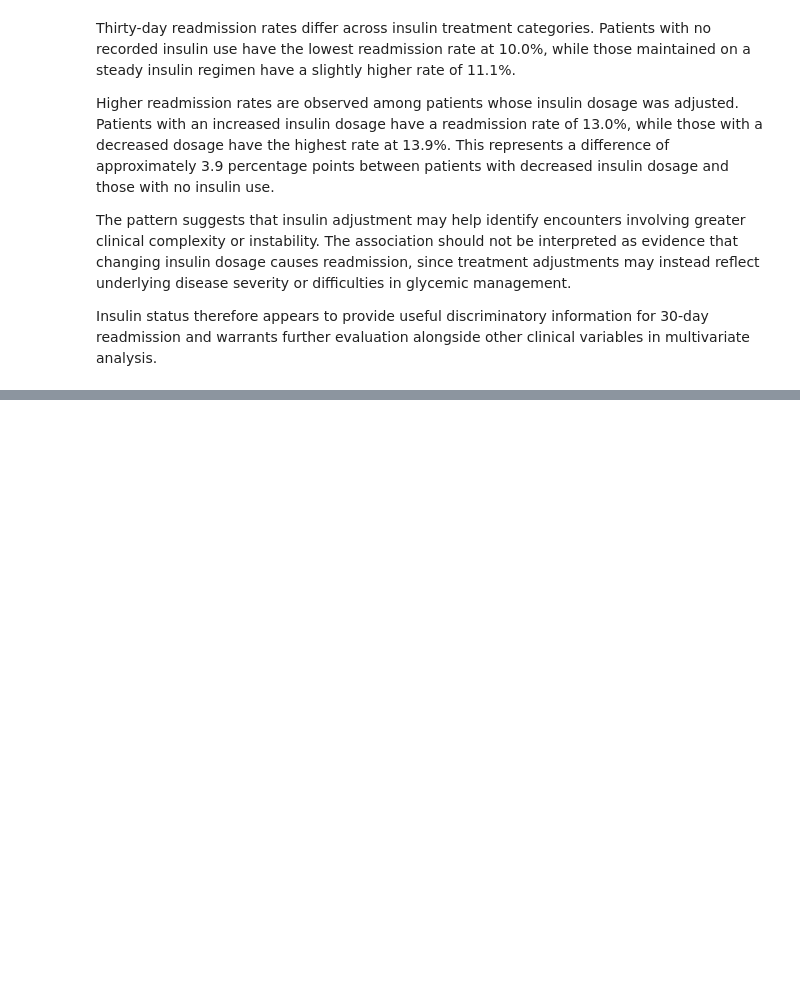
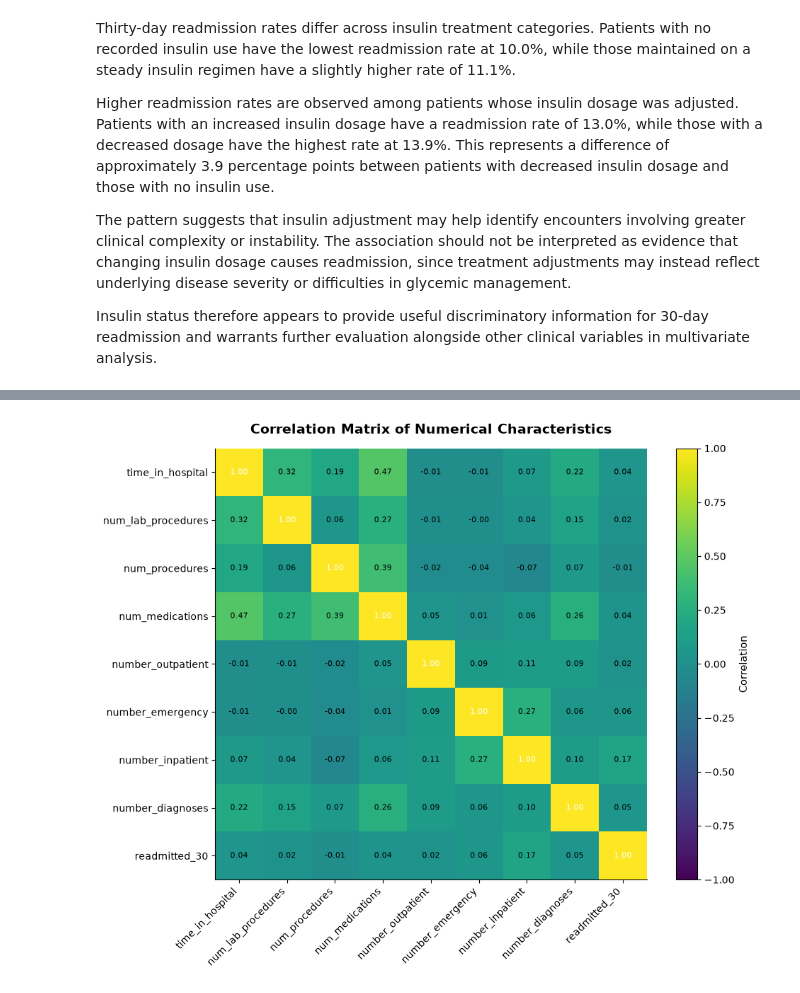
Before and after one commit to byegond-beep/hospital-readmission-resource-allocation-analytics, a Jupyter notebook: notebooks/03_exploratory_data_analysis.ipynb, the cells around one changed output, grey strips where cells are left out. Drawn from its saved outputs; the diff is of its cells as text; code cells hidden in the pictures; blank space fills up the shorter version.

Commit message:
multivariate analysis and EDA summary

```diff
--- a/notebooks/03_exploratory_data_analysis.ipynb
+++ b/notebooks/03_exploratory_data_analysis.ipynb
@@ -1001,0 +1012,48 @@ Insulin status therefore appears to provide useful discriminatory information fo
+# %%
+# Numerical variables for correlation analysis
+corr_cols = [
+    "time_in_hospital",
+    "num_lab_procedures",
+    "num_procedures",
+    "num_medications",
+    "number_outpatient",
+    "number_emergency",
+    "number_inpatient",
+    "number_diagnoses",
+    "readmitted_30"
+]
+
+corr = df[corr_cols].corr()
+
+fig, ax = plt.subplots(figsize=(10, 8))
+
+im = ax.imshow(corr, cmap="viridis", vmin=-1, vmax=1)
+
+ax.set_xticks(range(len(corr_cols)))
+ax.set_yticks(range(len(corr_cols)))
+ax.set_xticklabels(corr_cols, rotation=45, ha="right")
+ax.set_yticklabels(corr_cols)
+
+for i in range(len(corr_cols)):
+    for j in range(len(corr_cols)):
+        ax.text(
+            j, i,
+            f"{corr.iloc[i, j]:.2f}",
+            ha="center",
+            va="center",
+            fontsize=8,
+            color="white" if abs(corr.iloc[i, j]) > 0.5 else "black"
+        )
+
+fig.colorbar(im, ax=ax, label="Correlation")
+
+ax.set_title(
+    "Correlation Matrix of Numerical Characteristics",
+    fontweight="bold",
+    pad=15
+)
+
+plt.tight_layout()
+plt.show()
+# %% [output]
+[figure, added]
```
Also changed, not shown: parts of 17 cells of this notebook.
